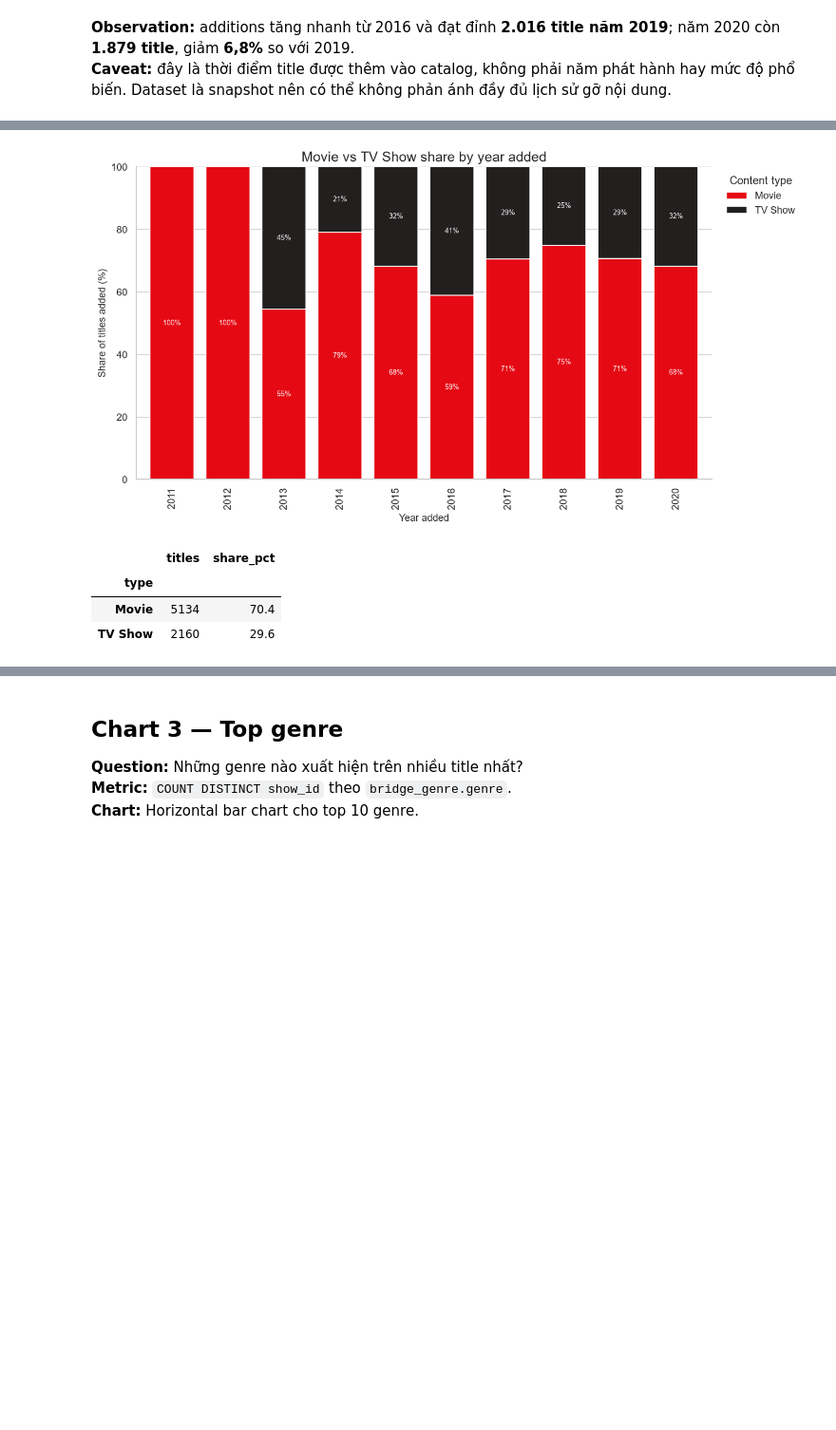
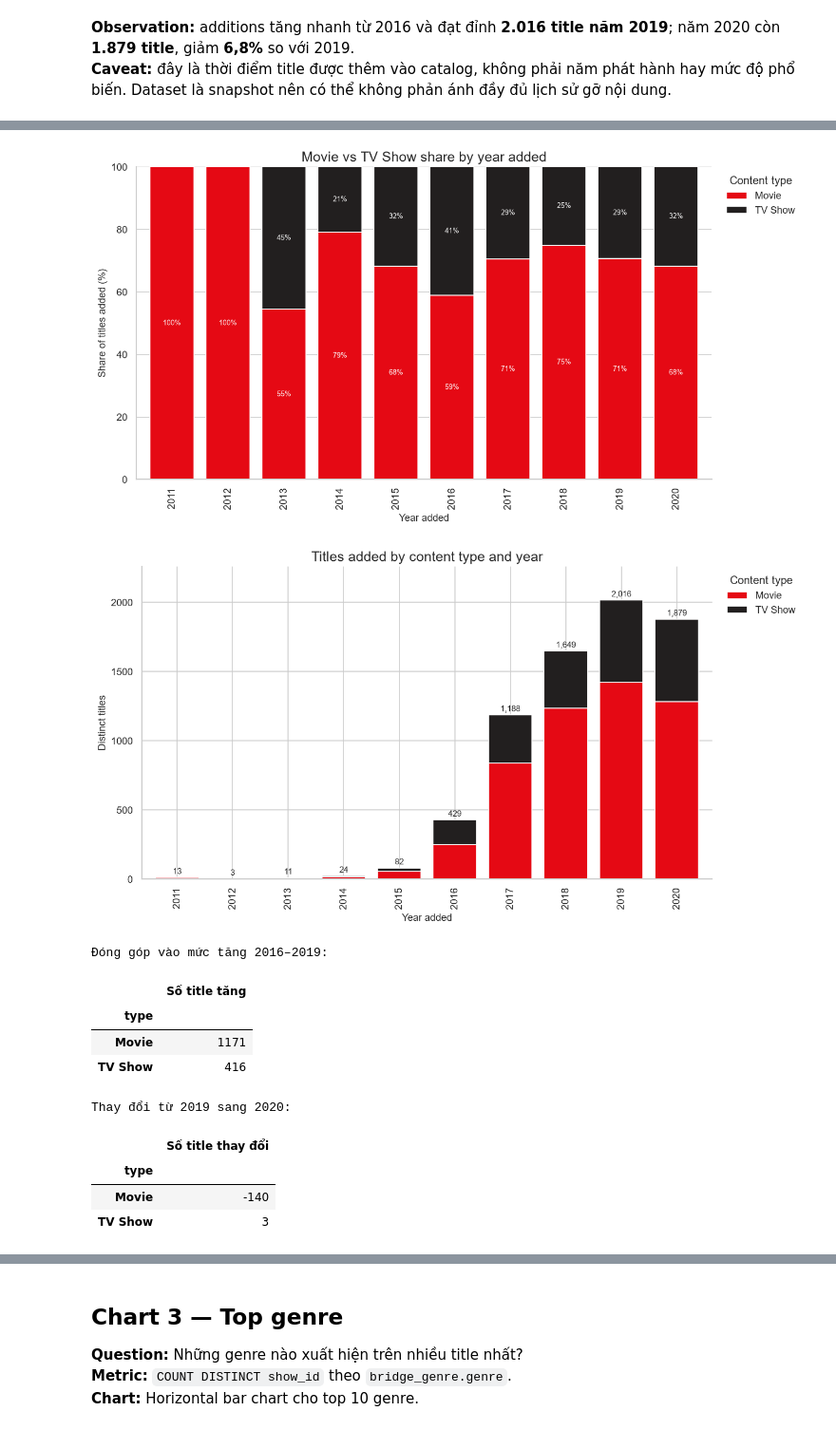
Before and after one commit to JPDeep4122/Project_DataVisualization, a Jupyter notebook: notebook/02_eda.ipynb, the cells around one changed output, grey strips where cells are left out. Shown at 95% size. Drawn from its saved outputs; the diff is of its cells as text; code cells hidden in the pictures; blank space fills up the shorter version.

```diff
--- a/notebook/02_eda.ipynb
+++ b/notebook/02_eda.ipynb
@@ -151,25 +151,52 @@ Peak: 2019 with 2,016 titles.
 # %%
 type_by_year = pd.crosstab(titles["added_year"], titles["type"]).reindex(range(2011, 2021), fill_value=0)
+type_by_year = type_by_year.reindex(columns=["Movie", "TV Show"], fill_value=0)
 type_share = type_by_year.div(type_by_year.sum(axis=1), axis=0).mul(100)
-type_share = type_share.reindex(columns=["Movie", "TV Show"], fill_value=0)
 
 ax = type_share.plot(
     kind="bar", stacked=True, color=["#E50914", "#221F1F"], width=0.78, figsize=(11, 6)
 )
 ax.set(title="Movie vs TV Show share by year added", xlabel="Year added", ylabel="Share of titles added (%)")
 ax.legend(title="Content type", frameon=False, loc="upper left", bbox_to_anchor=(1.01, 1))
 ax.set_ylim(0, 100)
 for container in ax.containers:
     labels = [f"{v:.0f}%" if v >= 7 else "" for v in container.datavalues]
     ax.bar_label(container, labels=labels, label_type="center", color="white", fontsize=8)
 sns.despine()
 plt.tight_layout()
 plt.show()
 
+ax = type_by_year.plot(
+    kind="bar", stacked=True, color=["#E50914", "#221F1F"], width=0.78, figsize=(11, 6)
+)
+year_totals = type_by_year.sum(axis=1)
+for position, total in enumerate(year_totals):
+    ax.text(position, total + 25, f"{total:,}", ha="center", fontsize=9)
+ax.set(title="Titles added by content type and year", xlabel="Year added", ylabel="Distinct titles")
+ax.legend(title="Content type", frameon=False, loc="upper left", bbox_to_anchor=(1.01, 1))
+ax.set_ylim(0, year_totals.max() * 1.12)
+sns.despine()
+plt.tight_layout()
+plt.show()
+
+growth_2016_2019 = type_by_year.loc[2019] - type_by_year.loc[2016]
+change_2019_2020 = type_by_year.loc[2020] - type_by_year.loc[2019]
+print("Đóng góp vào mức tăng 2016–2019:")
+display(growth_2016_2019.rename("Số title tăng").to_frame())
+print("Thay đổi từ 2019 sang 2020:")
+display(change_2019_2020.rename("Số title thay đổi").to_frame())
+
 display(type_counts.rename("titles").to_frame().assign(share_pct=lambda x: (x["titles"] / len(titles) * 100).round(1)))
 # %% [output]
 [figure]
+[figure, added]
+Đóng góp vào mức tăng 2016–2019:
-|  | titles | share_pct |
-| type |  |  |
-| Movie | 5134 | 70.4 |
-| TV Show | 2160 | 29.6 |
+|  | Số title tăng |
+| type |  |
+| Movie | 1171 |
+| TV Show | 416 |
+Thay đổi từ 2019 sang 2020:
+|  | Số title thay đổi |
+| type |  |
+| Movie | -140 |
+| TV Show | 3 |
```
Also changed, not shown: parts of 5 cells of this notebook, 3 other files.
